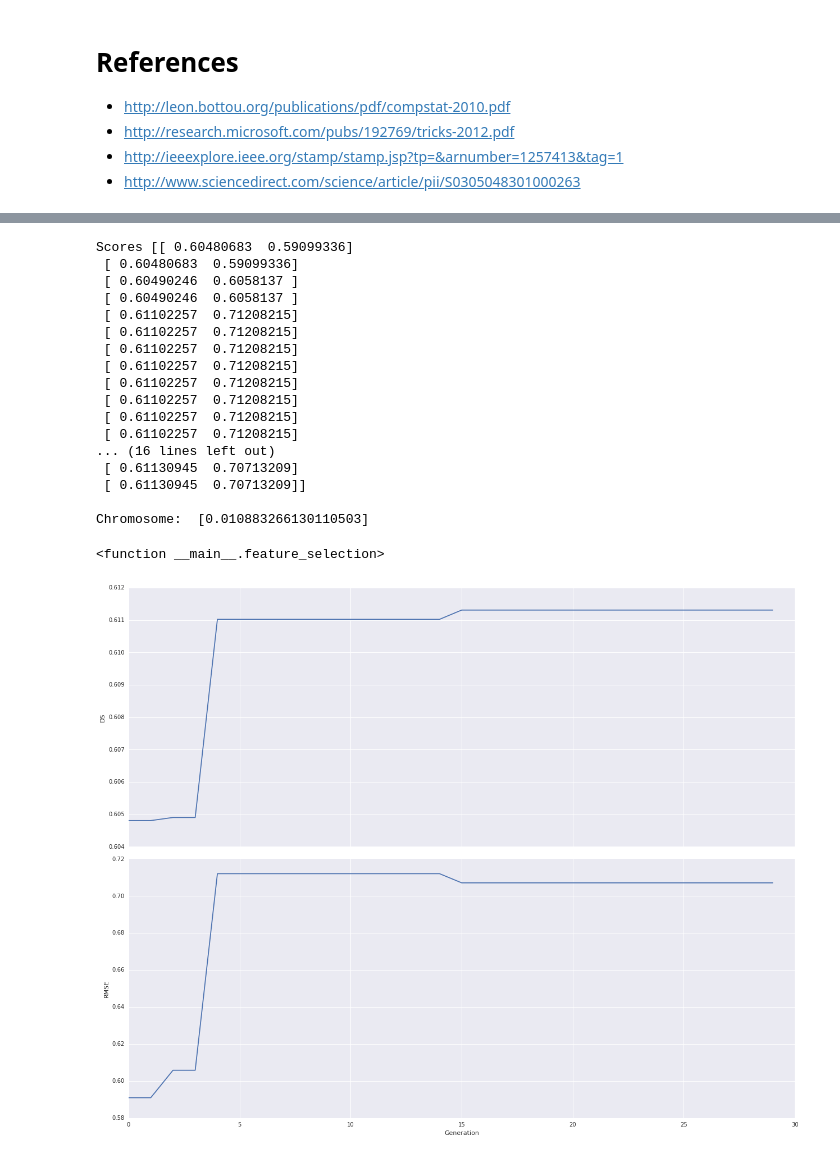
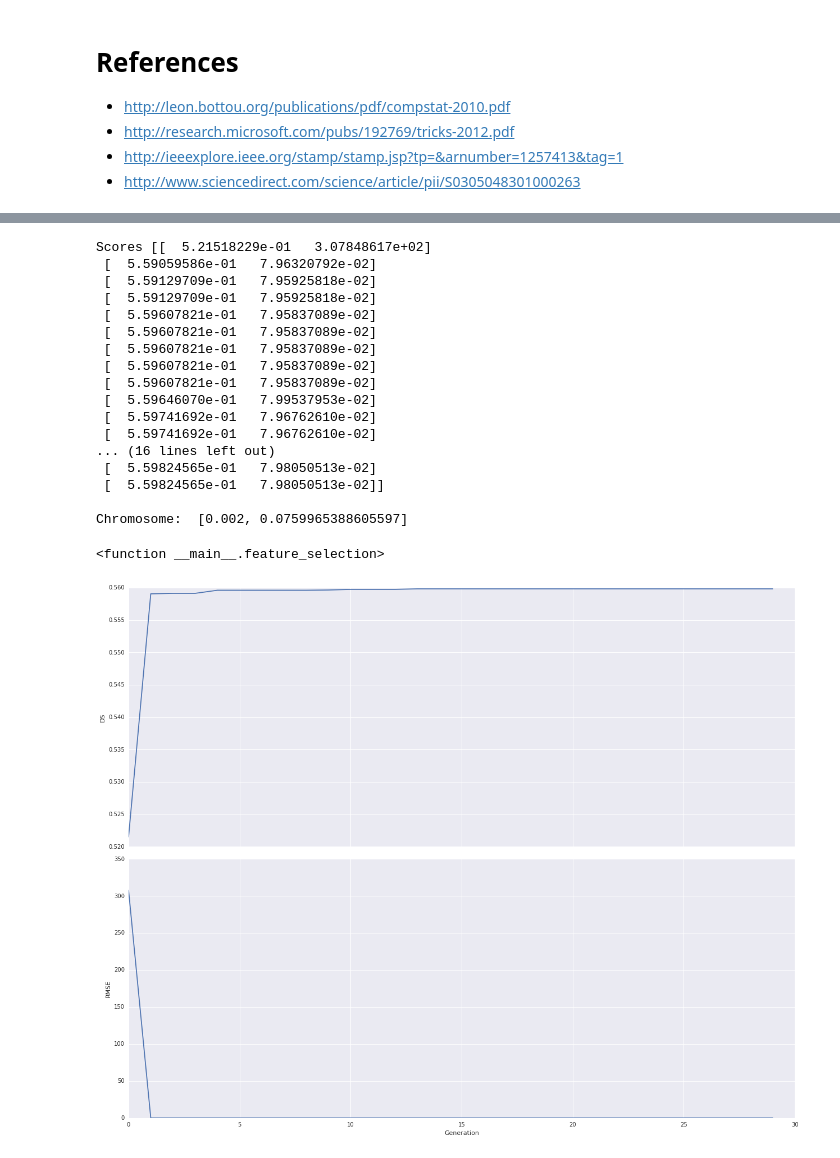
Before and after one commit to Lucsanszky/btc-price-prediction, a Jupyter notebook: data-analysis/support-vector-regression.ipynb, the cells around one changed output, grey strips where cells are left out. Cells and saved outputs as stored; diff of their text form; code cells hidden in the pictures.

```diff
--- a/data-analysis/support-vector-regression.ipynb
+++ b/data-analysis/support-vector-regression.ipynb
@@ -47,6 +52,13 @@ from theano import tensor as T
 #pd.set_option('html', False)
 np.set_printoptions(threshold=np.nan)
 sns.set()
+# %%
+def directional_symmetry(act, pred):
+    act_ticks = list(map(lambda t: 1 if t[1] - t[0] >= 0 else 0, zip(y_test.values, y_test.values[1:])))
+    pred_ticks = list(map(lambda t: 1 if t[1] - t[0] >= 0 else 0, zip(pred, pred[1:])))
+    d = list(map(lambda t: t[0] == t[1], zip(act_ticks, pred_ticks)))
+
+    return np.sum(d) / len(act_ticks)
 # %%
 path = '../btc-data/BTC_LOB_features_10s.csv'
 data = pd.read_csv(path, index_col = 0, parse_dates = True)
@@ -53,3 +67,5 @@ data = pd.read_csv(path, index_col = 0, parse_dates = True)
+# %%
+data = data.reindex(pd.date_range(start = data.index[0], end = data.index[-1], freq='10s'))
 # %%
 X, y = data, data['mid price'].copy()
 
@@ -109,30 +125,28 @@ def fitness_fun(model):
         indiv[0] = 0.002
 
     method.eta0 = indiv[0]
-    method.fit(X_train[int(0.25*len(X_train)):], y_train[int(0.25*len(y_train)):])
+    method.power_t = indiv[1]
+    method.fit(X_train, y_train)
 
     X_valid25 = X_valid[:int(0.2*len(X_valid))]
     y_valid25 = y_valid[:int(0.2*len(y_valid))]
 
-    pred = method.predict(X_valid25)
-    rmse = np.sqrt(mse(y_valid25, pred))
-
-    act_ticks = list(map(lambda t: 1 if t[1] - t[0] >= 0 else -1, zip(y_valid25.values, y_valid25.values[1:])))
-    pred_ticks = list(map(lambda t: 1 if t[1] - t[0] >= 0 else -1, zip(pred, pred[1:])))
-    act_pred_cmp = list(map(lambda t: t[0] == t[1], zip(act_ticks, pred_ticks)))
-    dir_sym = np.sum(act_pred_cmp) / len(act_ticks)
+    pred = method.predict(X_valid)
+    rmse = np.sqrt(mse(y_valid, pred))
+    dir_sym = directional_symmetry(y_valid, pred)
 
     return dir_sym, rmse
 
 def nsga2_feat_sel(method, gen_num, indiv_num):
-    creator.create("FitnessMulti", base.Fitness, weights = (1.0, -1.0))
+    creator.create("FitnessMulti", base.Fitness, weights = (1.0, -2.0))
     creator.create("Individual", list, fitness=creator.FitnessMulti)
-    toolb.register('eta0', random.uniform, 0.002, 0.01)
-    toolb.register('individual', tools.initRepeat, creator.Individual, toolb.eta0, n = 1)
+    toolb.register('eta0', random.uniform, 0.0001, 0.01)
+    toolb.register('power_t', random.uniform, 0.001, 0.5)
+    toolb.register('individual', tools.initCycle, creator.Individual, (toolb.eta0, toolb.power_t), n = 1)
     toolb.register('population', tools.initRepeat, list, toolb.individual, n = indiv_num)
     toolb.register('evaluate', fitness_fun)
     toolb.register('mate', tools.cxUniform, indpb = 0.1)
-    toolb.register('mutate', tools.mutGaussian, mu = 0.002, sigma = 0.001, indpb = 0.1)
+    toolb.register('mutate', tools.mutGaussian, mu = 0.001, sigma = 0.01, indpb = 0.1)
     toolb.register('select', tools.selNSGA2)
 
     population = toolb.population()
@@ -167,43 +181,43 @@ def nsga2_feat_sel(method, gen_num, indiv_num):
 # %%
 def feature_selection(gen_num, indiv_num):
 
-    sgd = linear_model.SGDRegressor(loss='epsilon_insensitive', penalty='none',
-                                    learning_rate = 'constant', epsilon = 0.0, shuffle = False)
+    sgd = linear_model.SGDRegressor(loss='epsilon_insensitive', penalty='l2',
+                                    epsilon = 0.0)
 
     results = nsga2_feat_sel(sgd, gen_num, indiv_num)
 
     print ('Scores', results[0], '\n')
     print ('Chromosome: ', results[1], '\n\n')
 
     # Create dataframes from the metrics
     results_df = pd.DataFrame(results[0], columns = ['DS', 'RMSE'])
     results_df.insert(0, 'Generation', results_df.index)
 
     # Plot the best individuals of each generation based on the metrics
     g = sns.PairGrid(results_df, y_vars=['DS', 'RMSE'], x_vars = 'Generation', size=7, aspect = 2.5)
     g.map(plt.plot)
 
 widgets.interact(feature_selection,
                  gen_num = 30,
-                 indiv_num = 15)
+                 indiv_num = 10)
 # %% [output]
-Scores [[ 0.60480683  0.59099336]
- [ 0.60480683  0.59099336]
- [ 0.60490246  0.6058137 ]
- [ 0.60490246  0.6058137 ]
- [ 0.61102257  0.71208215]
- [ 0.61102257  0.71208215]
- [ 0.61102257  0.71208215]
- [ 0.61102257  0.71208215]
- [ 0.61102257  0.71208215]
- [ 0.61102257  0.71208215]
- [ 0.61102257  0.71208215]
- [ 0.61102257  0.71208215]
+Scores [[  5.21518229e-01   3.07848617e+02]
+ [  5.59059586e-01   7.96320792e-02]
+ [  5.59129709e-01   7.95925818e-02]
+ [  5.59129709e-01   7.95925818e-02]
+ [  5.59607821e-01   7.95837089e-02]
+ [  5.59607821e-01   7.95837089e-02]
+ [  5.59607821e-01   7.95837089e-02]
+ [  5.59607821e-01   7.95837089e-02]
+ [  5.59607821e-01   7.95837089e-02]
+ [  5.59646070e-01   7.99537953e-02]
+ [  5.59741692e-01   7.96762610e-02]
+ [  5.59741692e-01   7.96762610e-02]
 ... (16 lines left out)
- [ 0.61130945  0.70713209]
- [ 0.61130945  0.70713209]]
+ [  5.59824565e-01   7.98050513e-02]
+ [  5.59824565e-01   7.98050513e-02]]
 
-Chromosome:  [0.010883266130110503]
+Chromosome:  [0.002, 0.0759965388605597]
 <function __main__.feature_selection>
-[figure, old version]
+[figure, new version]
 # %%
```
Also changed, not shown: parts of 15 cells of this notebook, 3 other files.
